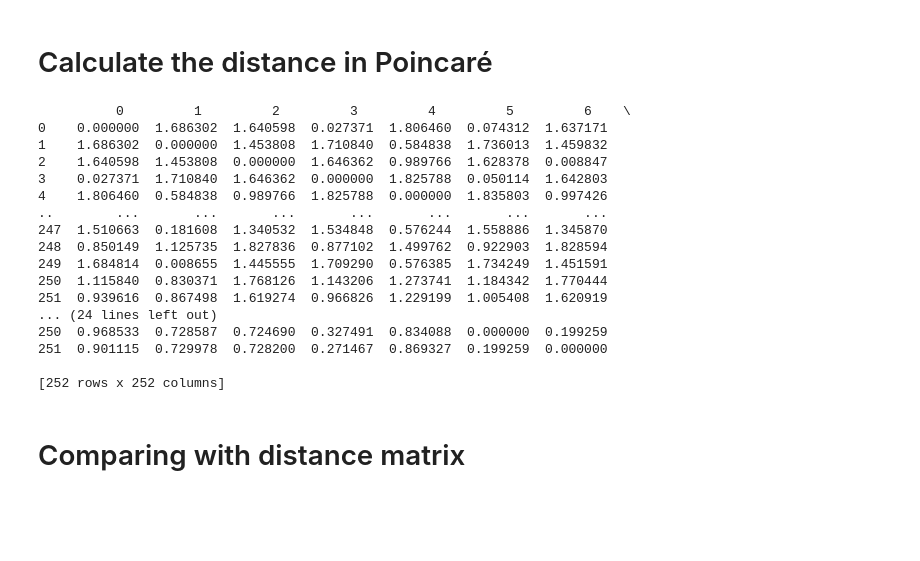
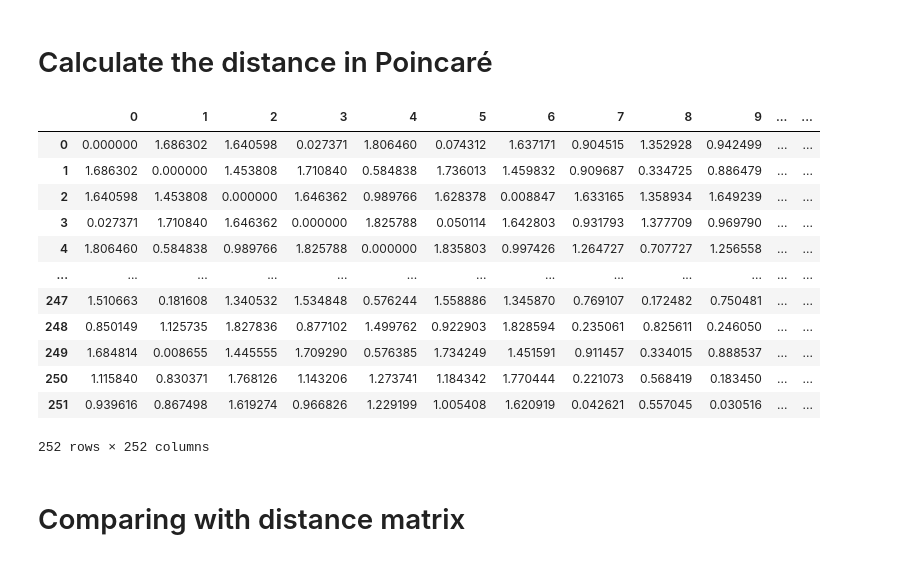
Before and after one commit to CNOV0/PoincareMSA_distance_matrix, a Jupyter notebook: Correlation_distances.ipynb, the cells around one changed output. Drawn from its saved outputs; the diff is of its cells as text; code cells hidden in the pictures; blank space fills up the shorter version.

```diff
--- a/Correlation_distances.ipynb
+++ b/Correlation_distances.ipynb
@@ -53,25 +53,22 @@ for i in range(len(dist_poincare[0])):
     for j in range(i+1, len(dist_poincare[0])):
         dist_poincare.iloc[i][j] = dist_euclidian(phyl_poincare.iloc[i][0], phyl_poincare.iloc[i][1], phyl_poincare.iloc[j][0], phyl_poincare.iloc[j][1])
         dist_poincare.iloc[j][i] = dist_euclidian(phyl_poincare.iloc[i][0], phyl_poincare.iloc[i][1], phyl_poincare.iloc[j][0], phyl_poincare.iloc[j][1])
-print(dist_poincare)
-# %% [output]
-          0         1         2         3         4         5         6    \
-0    0.000000  1.686302  1.640598  0.027371  1.806460  0.074312  1.637171
-1    1.686302  0.000000  1.453808  1.710840  0.584838  1.736013  1.459832
-2    1.640598  1.453808  0.000000  1.646362  0.989766  1.628378  0.008847
-3    0.027371  1.710840  1.646362  0.000000  1.825788  0.050114  1.642803
-4    1.806460  0.584838  0.989766  1.825788  0.000000  1.835803  0.997426
-..        ...       ...       ...       ...       ...       ...       ...
-247  1.510663  0.181608  1.340532  1.534848  0.576244  1.558886  1.345870
-248  0.850149  1.125735  1.827836  0.877102  1.499762  0.922903  1.828594
-249  1.684814  0.008655  1.445555  1.709290  0.576385  1.734249  1.451591
-250  1.115840  0.830371  1.768126  1.143206  1.273741  1.184342  1.770444
-251  0.939616  0.867498  1.619274  0.966826  1.229199  1.005408  1.620919
-... (24 lines left out)
-250  0.968533  0.728587  0.724690  0.327491  0.834088  0.000000  0.199259
-251  0.901115  0.729978  0.728200  0.271467  0.869327  0.199259  0.000000
-
-[252 rows x 252 columns]
+# %%
+dist_poincare
+# %% [output]
+|  | 0 | 1 | 2 | 3 | 4 | 5 | 6 | 7 | 8 | 9 | ... | ... |
+| 0 | 0.000000 | 1.686302 | 1.640598 | 0.027371 | 1.806460 | 0.074312 | 1.637171 | 0.904515 | 1.352928 | 0.942499 | ... | ... |
+| 1 | 1.686302 | 0.000000 | 1.453808 | 1.710840 | 0.584838 | 1.736013 | 1.459832 | 0.909687 | 0.334725 | 0.886479 | ... | ... |
+| 2 | 1.640598 | 1.453808 | 0.000000 | 1.646362 | 0.989766 | 1.628378 | 0.008847 | 1.633165 | 1.358934 | 1.649239 | ... | ... |
+| 3 | 0.027371 | 1.710840 | 1.646362 | 0.000000 | 1.825788 | 0.050114 | 1.642803 | 0.931793 | 1.377709 | 0.969790 | ... | ... |
+| 4 | 1.806460 | 0.584838 | 0.989766 | 1.825788 | 0.000000 | 1.835803 | 0.997426 | 1.264727 | 0.707727 | 1.256558 | ... | ... |
+| ... | ... | ... | ... | ... | ... | ... | ... | ... | ... | ... | ... | ... |
+| 247 | 1.510663 | 0.181608 | 1.340532 | 1.534848 | 0.576244 | 1.558886 | 1.345870 | 0.769107 | 0.172482 | 0.750481 | ... | ... |
+| 248 | 0.850149 | 1.125735 | 1.827836 | 0.877102 | 1.499762 | 0.922903 | 1.828594 | 0.235061 | 0.825611 | 0.246050 | ... | ... |
+| 249 | 1.684814 | 0.008655 | 1.445555 | 1.709290 | 0.576385 | 1.734249 | 1.451591 | 0.911457 | 0.334015 | 0.888537 | ... | ... |
+| 250 | 1.115840 | 0.830371 | 1.768126 | 1.143206 | 1.273741 | 1.184342 | 1.770444 | 0.221073 | 0.568419 | 0.183450 | ... | ... |
+| 251 | 0.939616 | 0.867498 | 1.619274 | 0.966826 | 1.229199 | 1.005408 | 1.620919 | 0.042621 | 0.557045 | 0.030516 | ... | ... |
+252 rows × 252 columns
 # %% [markdown]
 # Comparing with distance matrix
 # %%
```
Also changed, not shown: parts of 1 cell of this notebook.
